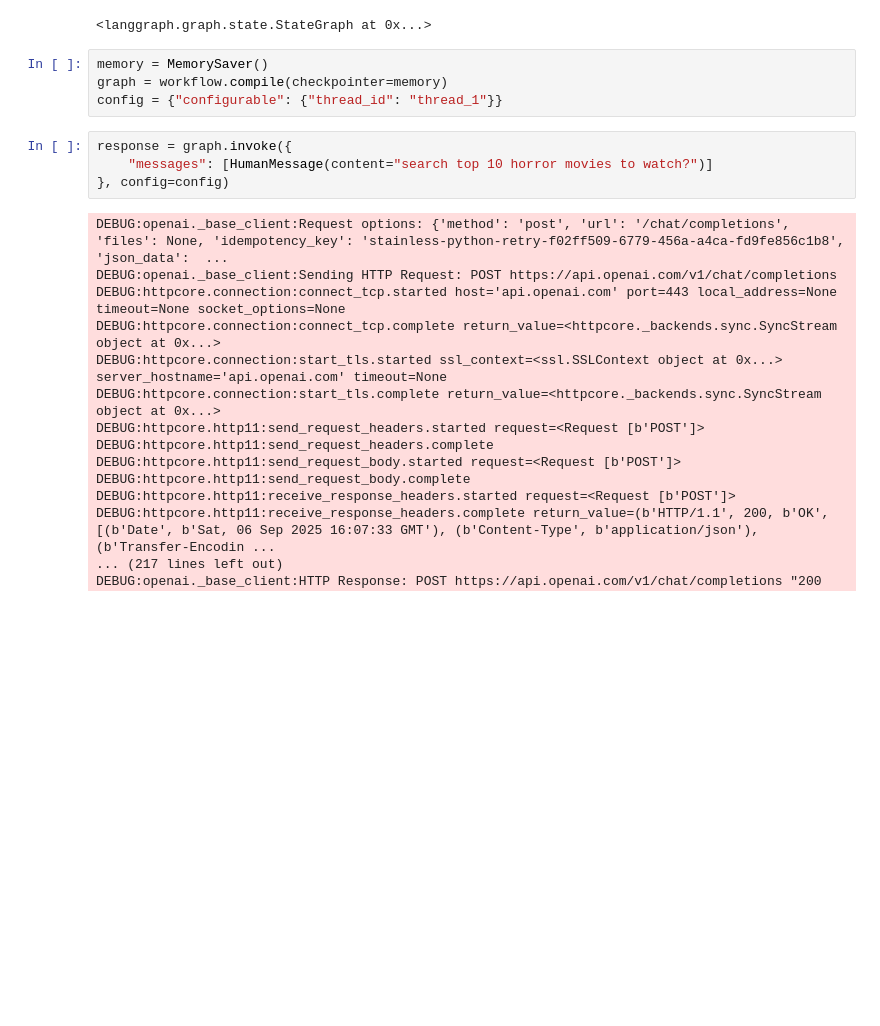
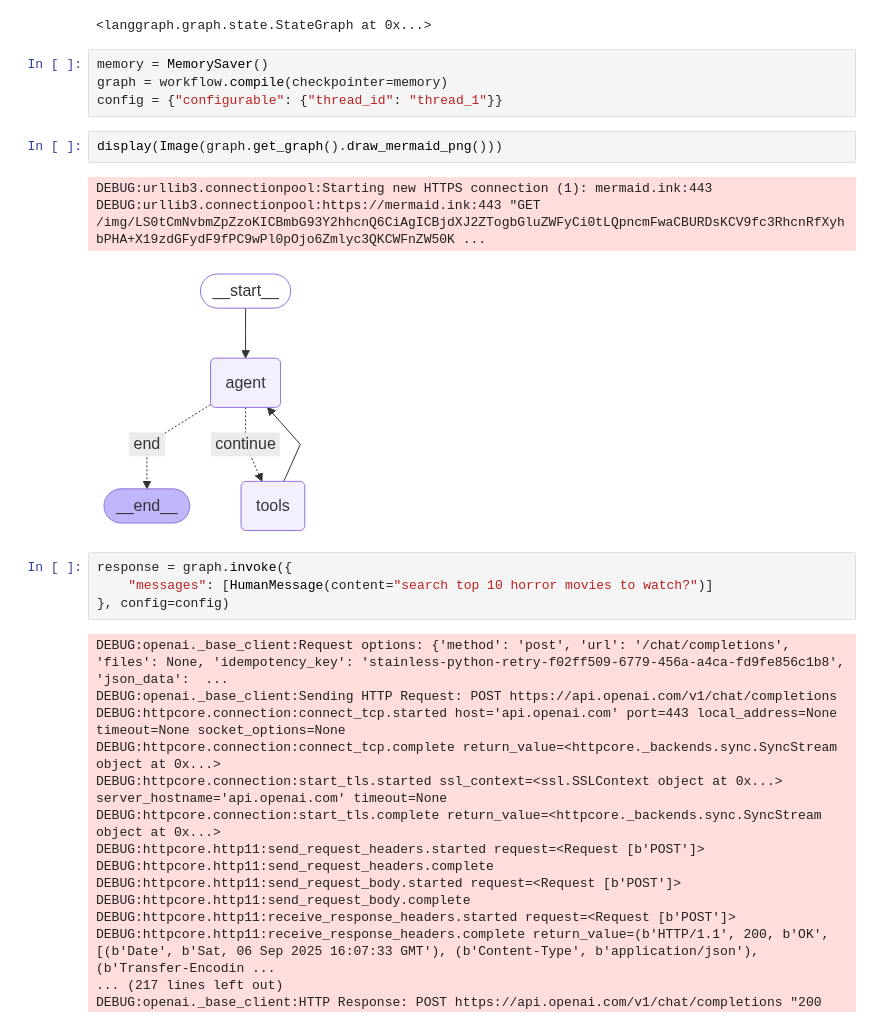
Before and after one commit to mngaonkar/langgraph-samples, a Jupyter notebook: graph-movies.ipynb, the cells around one changed output. Saved outputs shown, nothing was run; the diff lists cells and outputs as text; blank space fills up the shorter version.

```diff
--- a/graph-movies.ipynb
+++ b/graph-movies.ipynb
@@ -87,6 +88,12 @@ workflow.add_edge("tools", "agent")
 memory = MemorySaver()
 graph = workflow.compile(checkpointer=memory)
 config = {"configurable": {"thread_id": "thread_1"}}
+# %%
+display(Image(graph.get_graph().draw_mermaid_png()))
+# %% [output]
+DEBUG:urllib3.connectionpool:Starting new HTTPS connection (1): mermaid.ink:443
+DEBUG:urllib3.connectionpool:https://mermaid.ink:443 "GET /img/LS0tCmNvbmZpZzoKICBmbG93Y2hhcnQ6CiAgICBjdXJ2ZTogbGluZWFyCi0tLQpncmFwaCBURDsKCV9fc3RhcnRfXyhbPHA+X19zdGFydF9fPC9wPl0pOjo6Zmlyc3QKCWFnZW50K ...
+[figure, added]
 # %%
 response = graph.invoke({
     "messages": [HumanMessage(content="search top 10 horror movies to watch?")]
```
Also changed, not shown: parts of 2 cells of this notebook.
